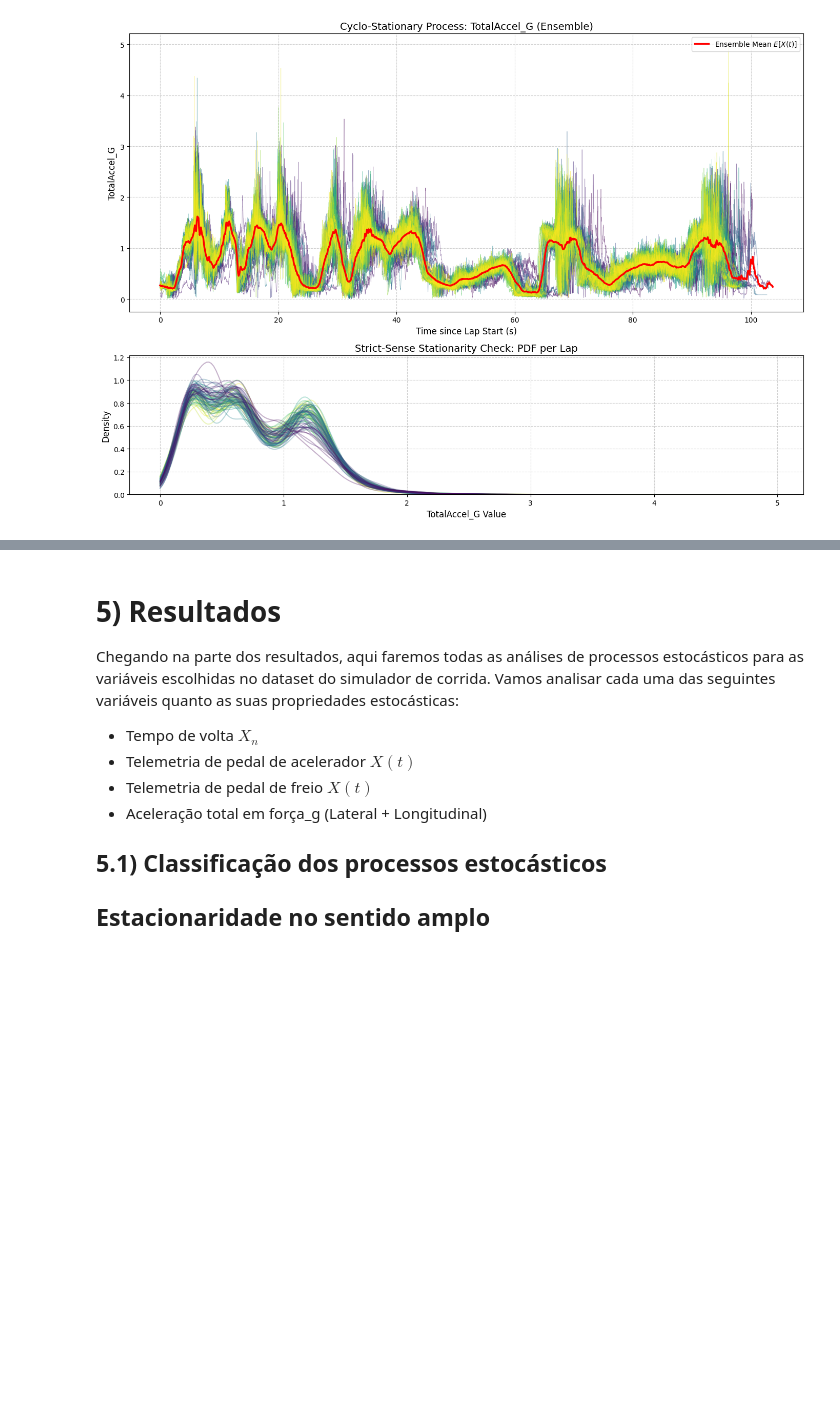
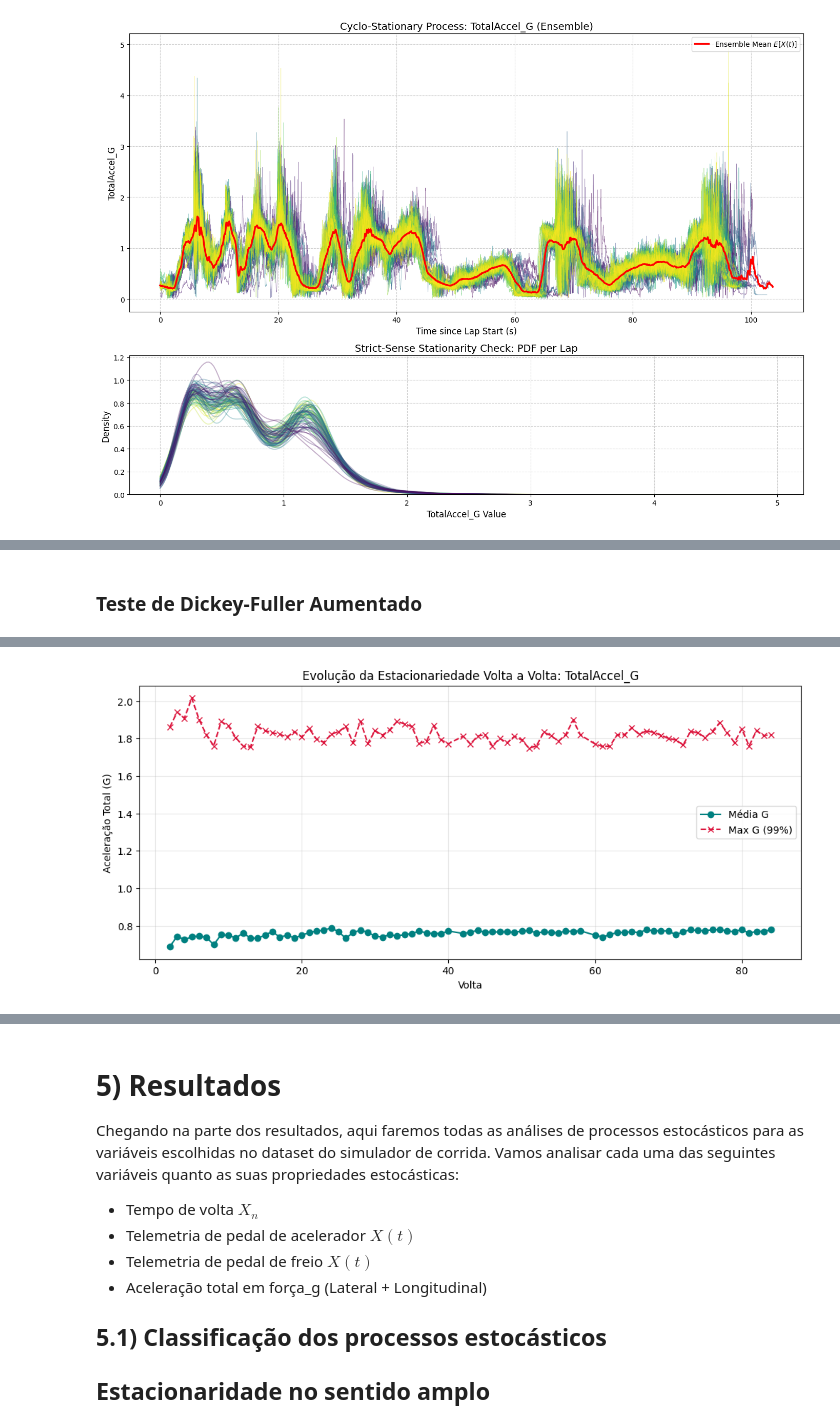
Before and after one commit to TomazFilgueira/PPGEEC2317---SISTEMAS-PROBABIL-STICOS, a Jupyter notebook: processos_estocasticos/simracing_processos_estocasticos.ipynb, the cells around one changed output, grey strips where cells are left out. Saved outputs shown, nothing was run; the diff lists cells and outputs as text; code cells hidden in the pictures; blank space fills up the shorter version.

```diff
--- a/processos_estocasticos/simracing_processos_estocasticos.ipynb
+++ b/processos_estocasticos/simracing_processos_estocasticos.ipynb
@@ -719,0 +749,65 @@ Name: SessionTime, dtype: float64
+# %% [markdown]
+### Teste de Dickey-Fuller Aumentado
+# %%
+from statsmodels.tsa.stattools import adfuller
+import pandas as pd
+import matplotlib.pyplot as plt
+
+def test_adf_acceleration(df, col_name='TotalAccel_G'):
+    """
+    Executa o teste ADF na aceleração total sob duas perspectivas:
+    1. A série temporal contínua (Física do carro).
+    2. A série discreta volta a volta (Consistência do piloto).
+    """
+    print(f"📊 ANÁLISE DE ESTACIONARIEDADE (ADF): {col_name}\n")
+
+    # --- FUNÇÃO AUXILIAR PARA IMPRIMIR O RELATÓRIO ---
+    def print_adf_result(series, title):
+        print(f"--- {title} ---")
+        result = adfuller(series.dropna(), autolag='AIC')
+
+        stat = result[0]
+        p_value = result[1]
+        crit_val_1 = result[4]['1%']
+
+        print(f"1. Estatística ADF:  {stat:.4f}")
+        print(f"2. Valor-p:          {p_value:.4e}")
+        print(f"3. Valor Crítico 1%: {crit_val_1:.4f}")
+
+        if p_value < 0.05:
+            print("✅ RESULTADO: Rejeita H0 -> O processo é ESTACIONÁRIO.")
+        else:
+            print("❌ RESULTADO: Falha ao rejeitar H0 -> O processo NÃO É ESTACIONÁRIO (Possui tendência/raiz unitária).")
+        print("-" * 50 + "\n")
+
+    # 1. ANÁLISE DO SINAL CONTÍNUO (Física/Pista)
+    # Isso testa se o sinal 'explode' ou se mantém limitado ao longo do tempo.
+    print_adf_result(df[col_name], "Sinal Contínuo A(t) [Raw Data]")
+
+    # 2. ANÁLISE DO PROCESSO DISCRETO (Piloto)
+    # Agrupamos por volta para ver a evolução da MÉDIA da força G (Consistência)
+    acc_mean_per_lap = df.groupby('Lap')[col_name].mean()
+    print_adf_result(acc_mean_per_lap, "Média por Volta E[A_n] [Driver Consistency]")
+
+    # 3. ANÁLISE DO LIMITE (Performance)
+    # Agrupamos pelo MÁXIMO (99%) para ver se você está buscando mais limite ou cansando
+    acc_max_per_lap = df.groupby('Lap')[col_name].quantile(0.99) # 60hz
+    raw_series_downsampled = df[col_name].iloc[::20]    # downsample para 3hz
+    print_adf_result(raw_series_downsampled, "Pico de Performance (Max G) [Limit Seeking]")
+
+    # --- PLOT PARA VISUALIZAÇÃO ---
+    plt.figure(figsize=(12, 5))
+    plt.plot(acc_mean_per_lap.index, acc_mean_per_lap.values, marker='o', linestyle='-', color='teal', label='Média G')
+    plt.plot(acc_max_per_lap.index, acc_max_per_lap.values, marker='x', linestyle='--', color='crimson', label='Max G (99%)')
+    plt.title(f'Evolução da Estacionariedade Volta a Volta: {col_name}')
+    plt.xlabel('Volta')
+    plt.ylabel('Aceleração Total (G)')
+    plt.legend()
+    plt.grid(True, alpha=0.3)
+    plt.show()
+
+# --- EXECUÇÃO ---
+
+# Substitua 'TotalAccel_G' por 'acc_total' se for esse o nome da sua coluna
+test_adf_acceleration(df_selected, col_name='TotalAccel_G')
+# %% [output]
@@ -719,0 +831 @@ Name: SessionTime, dtype: float64
+[figure, added]
```
Also changed, not shown: parts of 21 cells of this notebook.
